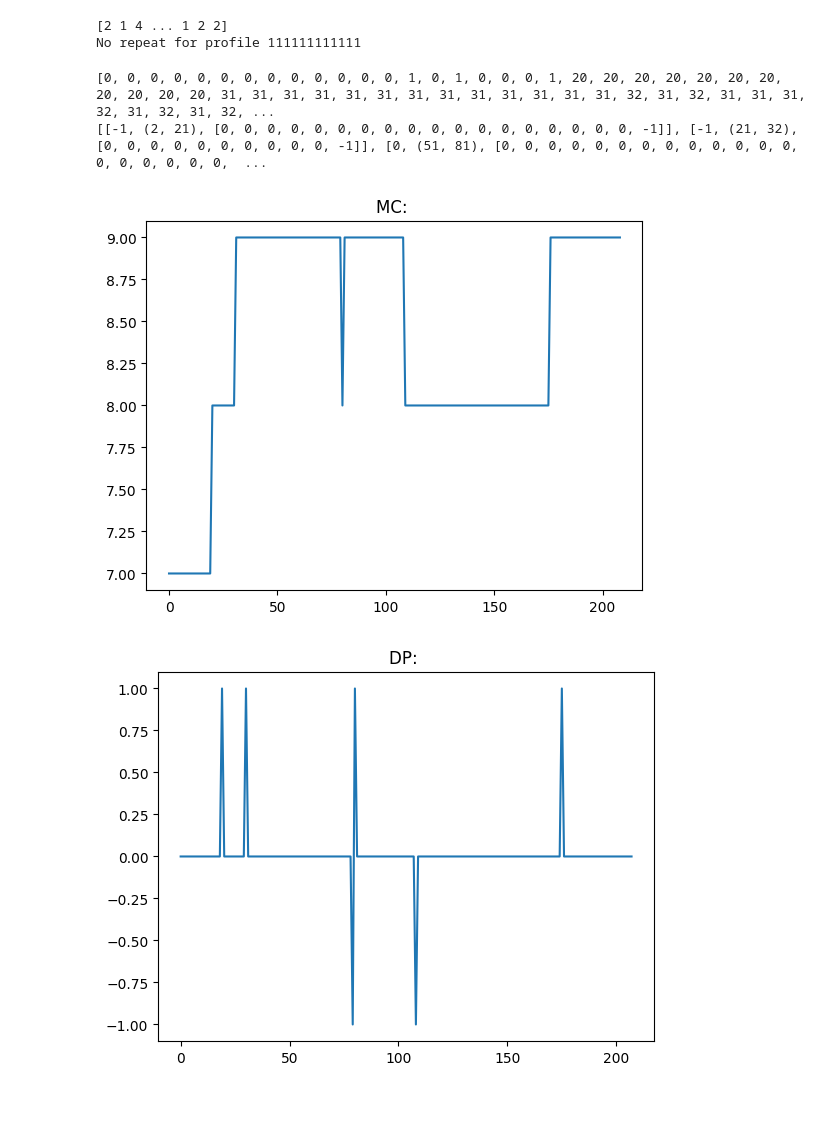
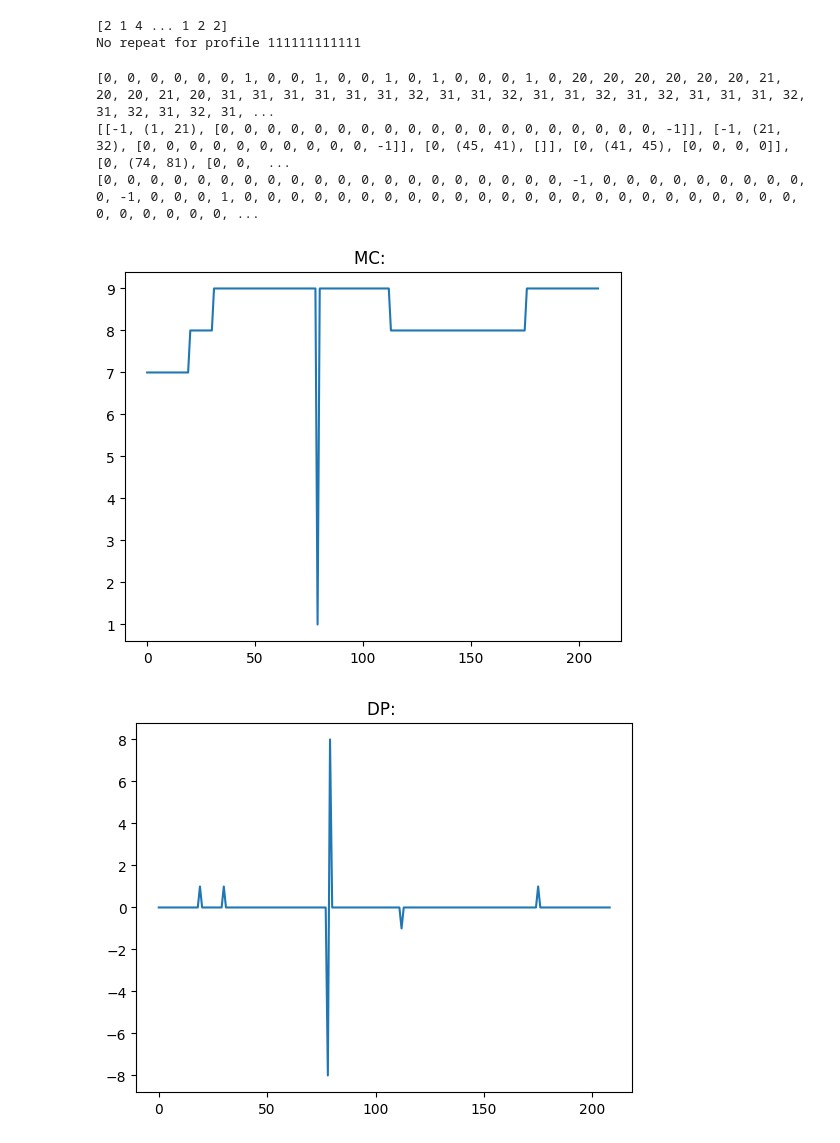
Before and after one commit to davidsmts/Overlapss, a Jupyter notebook: CountDifferenceProfiles.ipynb, the cells around one changed output. Saved outputs shown, nothing was run; the diff lists cells and outputs as text; code cells hidden in the pictures; blank space fills up the shorter version.

Commit message:
- Unsuccessfull attempt to fix the SNP eclipse error

```diff
--- a/CountDifferenceProfiles.ipynb
+++ b/CountDifferenceProfiles.ipynb
@@ -178,7 +178,7 @@ def fixed_maxcount(pos, seqs, seqs_kmers, spaced_kmer_profile, seq_to_investigat
     f = len(spaced_kmer_profile)
     counts_i = []
     indexes = []
-    len_loop = min(f, pos)
+    len_loop = min(f-1, pos)
     start = pos - len_loop
     end = pos+1
     for i in range(start, end):
@@ -968,22 +972,27 @@ for i in range(72):
         break
 # %%
 # Execute the function we created above on the circular synthetic data.
-xpoints, ypoints, maxcounts, se, pc_diff_profile, artifact, mci = corr_fix("data/manipulated_output.txt", "11111111111101011101010111011011111101111", 0)
+xpoints, ypoints, maxcounts, se, pc_diff_profile, artifact, mci = corr_fix("data/manipulated_output.txt", "1111110110110101110101011101011111101111", 0)
 print(mci)
 print(artifact)
+print(se)
 #
 plt.title("MC: ")
 plt.plot([i for i in range(len(pc_diff_profile)+1)], maxcounts)
 plt.show()
 #
 plt.title("DP: ")
 plt.plot([i for i in range(len(pc_diff_profile))], pc_diff_profile)
+plt.savefig('snp_eclipse_dp.png', bbox_inches='tight')
 plt.show()
+
 # Plot
 plt.plot(xpoints, ypoints)
+plt.savefig('snp_eclipse_cdp.png', bbox_inches='tight')
 plt.show()
 # %% [output]
-[0, 0, 0, 0, 0, 0, 0, 0, 0, 0, 0, 0, 0, 1, 0, 1, 0, 0, 0, 1, 20, 20, 20, 20, 20, 20, 20, 20, 20, 20, 20, 31, 31, 31, 31, 31, 31, 31, 31, 31, 31, 31, 31, 31, 32, 31, 32, 31, 31, 31, 32, 31, 32, 31, 32, ...
-[[-1, (2, 21), [0, 0, 0, 0, 0, 0, 0, 0, 0, 0, 0, 0, 0, 0, 0, 0, 0, 0, -1]], [-1, (21, 32), [0, 0, 0, 0, 0, 0, 0, 0, 0, 0, -1]], [0, (51, 81), [0, 0, 0, 0, 0, 0, 0, 0, 0, 0, 0, 0, 0, 0, 0, 0, 0, 0, 0,  ...
+[0, 0, 0, 0, 0, 0, 1, 0, 0, 1, 0, 0, 1, 0, 1, 0, 0, 0, 1, 0, 20, 20, 20, 20, 20, 20, 21, 20, 20, 21, 20, 31, 31, 31, 31, 31, 31, 32, 31, 31, 32, 31, 31, 32, 31, 32, 31, 31, 31, 32, 31, 32, 31, 32, 31, ...
+[[-1, (1, 21), [0, 0, 0, 0, 0, 0, 0, 0, 0, 0, 0, 0, 0, 0, 0, 0, 0, 0, 0, -1]], [-1, (21, 32), [0, 0, 0, 0, 0, 0, 0, 0, 0, 0, -1]], [0, (45, 41), []], [0, (41, 45), [0, 0, 0, 0]], [0, (74, 81), [0, 0,  ...
+[0, 0, 0, 0, 0, 0, 0, 0, 0, 0, 0, 0, 0, 0, 0, 0, 0, 0, 0, 0, -1, 0, 0, 0, 0, 0, 0, 0, 0, 0, 0, -1, 0, 0, 0, 1, 0, 0, 0, 0, 0, 0, 0, 0, 0, 0, 0, 0, 0, 0, 0, 0, 0, 0, 0, 0, 0, 0, 0, 0, 0, 0, 0, 0, 0, 0, ...
-[figure, old version]
+[figure, new version]
-[figure, old version]
+[figure, new version]
```
Also changed, not shown: parts of 10 cells of this notebook, 2 other files.
